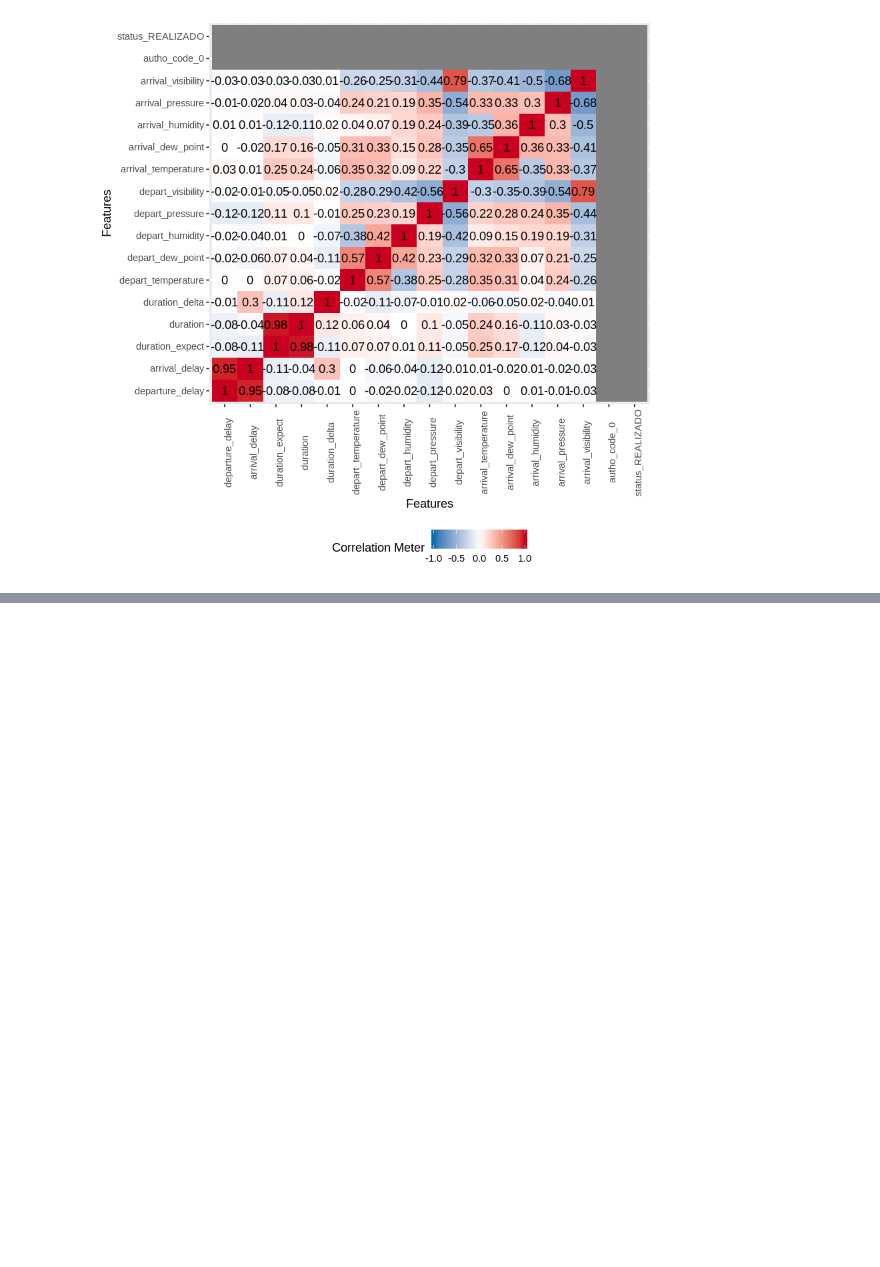
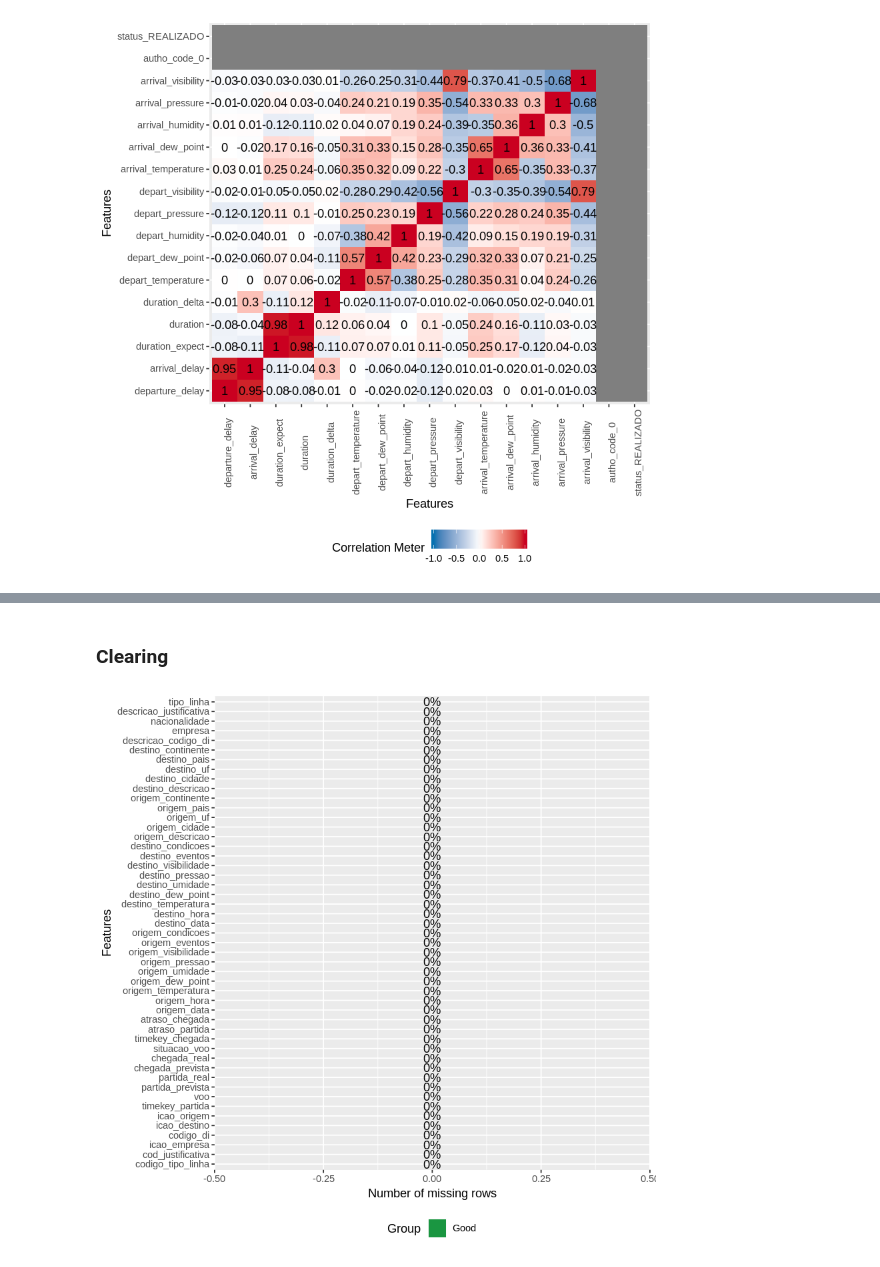
Before and after one commit to jcolares/DM2018, a Jupyter notebook: raphael.ipynb, the cells around one changed output, grey strips where cells are left out. Cells and saved outputs as stored; diff of their text form; code cells hidden in the pictures; blank space fills up the shorter version.

```diff
--- a/raphael.ipynb
+++ b/raphael.ipynb
@@ -114,0 +138,8 @@ Warning message in cor(final_data, ...):
+# %% [markdown]
+### Clearing
+# %%
+vrawu17 <- na.omit(vrawu17)
+# %%
+plot_missing(vrawu17)
+# %% [output]
+[figure, added]
```
Also changed, not shown: parts of 10 cells of this notebook.
